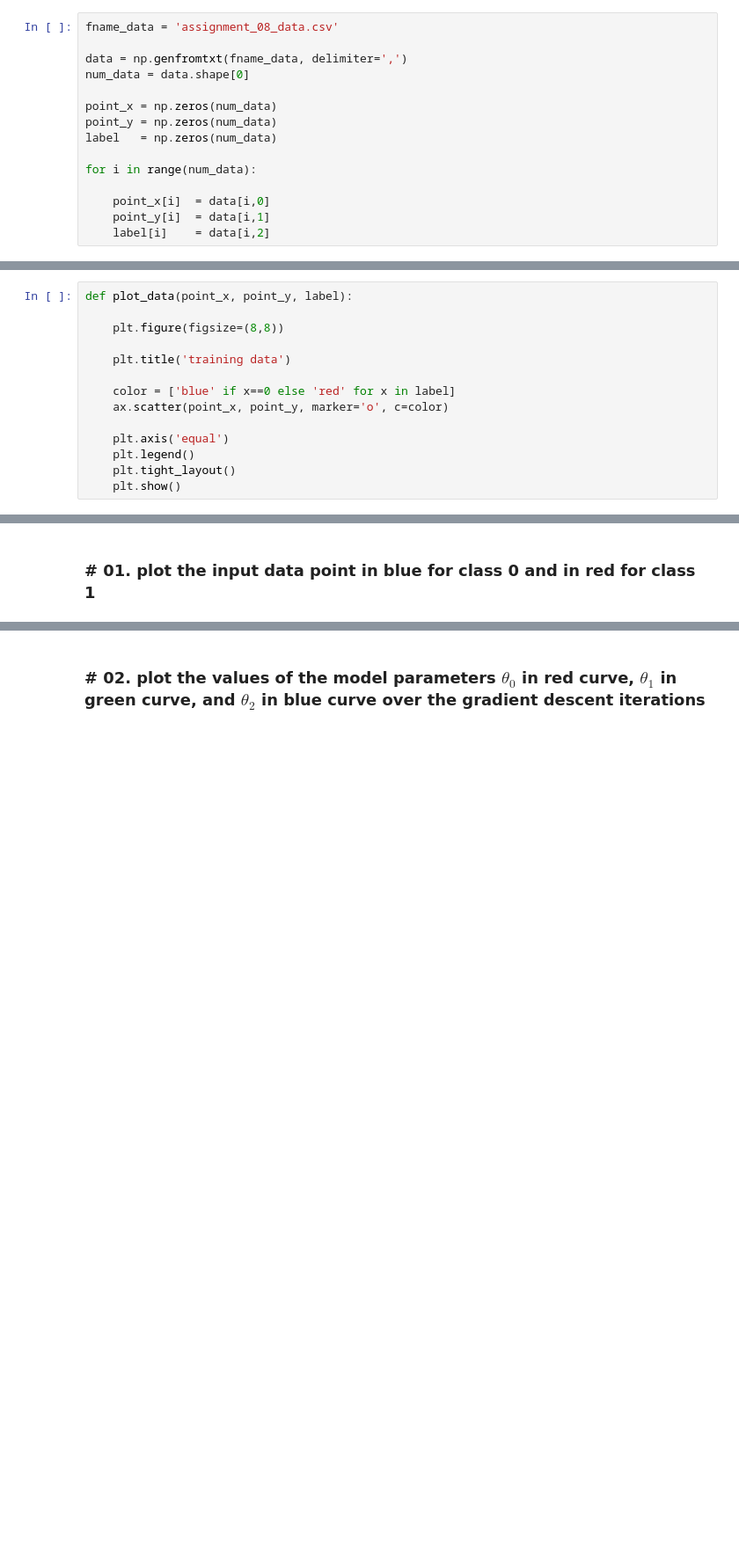
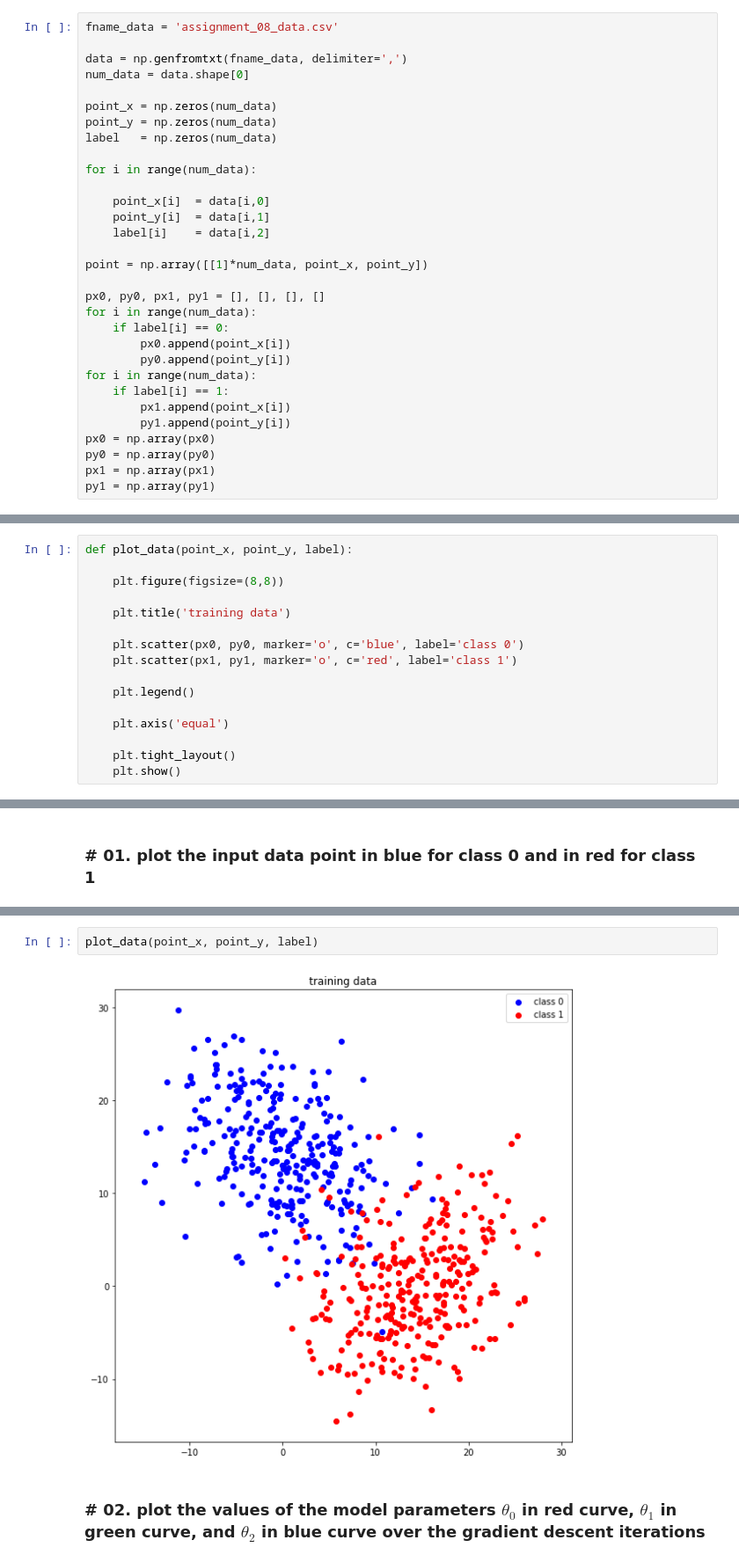
Before and after one commit to YJbonobono/assignment-machine-learning, a Jupyter notebook: 08/assignment_08_new.ipynb, the cells around one changed output, grey strips where cells are left out. Shown: that part at 88% size. Drawn from its saved outputs; the diff is of its cells as text; blank space fills up the shorter version.

```diff
--- a/08/assignment_08_new.ipynb
+++ b/08/assignment_08_new.ipynb
@@ -23,3 +23,19 @@ for i in range(num_data):
     point_x[i]  = data[i,0]
     point_y[i]  = data[i,1]
     label[i]    = data[i,2]
+
+point = np.array([[1]*num_data, point_x, point_y])
+
+px0, py0, px1, py1 = [], [], [], []
+for i in range(num_data):
+    if label[i] == 0:
+        px0.append(point_x[i])
+        py0.append(point_y[i])
+for i in range(num_data):
+    if label[i] == 1:
+        px1.append(point_x[i])
+        py1.append(point_y[i])
+px0 = np.array(px0)
+py0 = np.array(py0)
+px1 = np.array(px1)
+py1 = np.array(py1)
@@ -104,11 +153,13 @@ def plot_data(point_x, point_y, label):
 
     plt.title('training data')
 
-    color = ['blue' if x==0 else 'red' for x in label]
-    ax.scatter(point_x, point_y, marker='o', c=color)
+    plt.scatter(px0, py0, marker='o', c='blue', label='class 0')
+    plt.scatter(px1, py1, marker='o', c='red', label='class 1')
+
+    plt.legend()
 
     plt.axis('equal')
-    plt.legend()
+
     plt.tight_layout()
     plt.show()
 # %%
@@ -149,3 +210,7 @@ plot_data(your_argument_list)
+# %%
+plot_data(point_x, point_y, label)
+# %% [output]
+[figure, added]
 # %% [markdown]
 ### # 02. plot the values of the model parameters $\theta_0$ in red curve, $\theta_1$ in green curve, and $\theta_2$ in blue curve over the gradient descent iterations
 # %%
```
Also changed, not shown: parts of 17 cells of this notebook.
